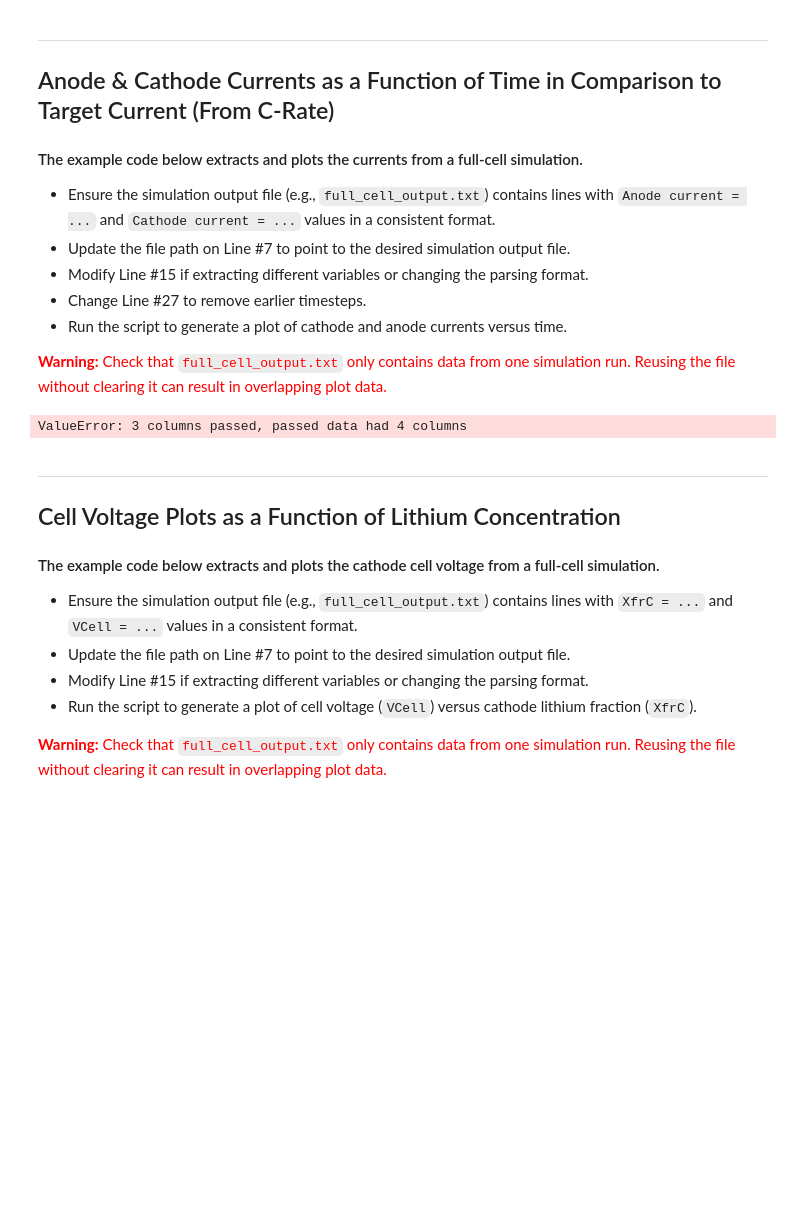
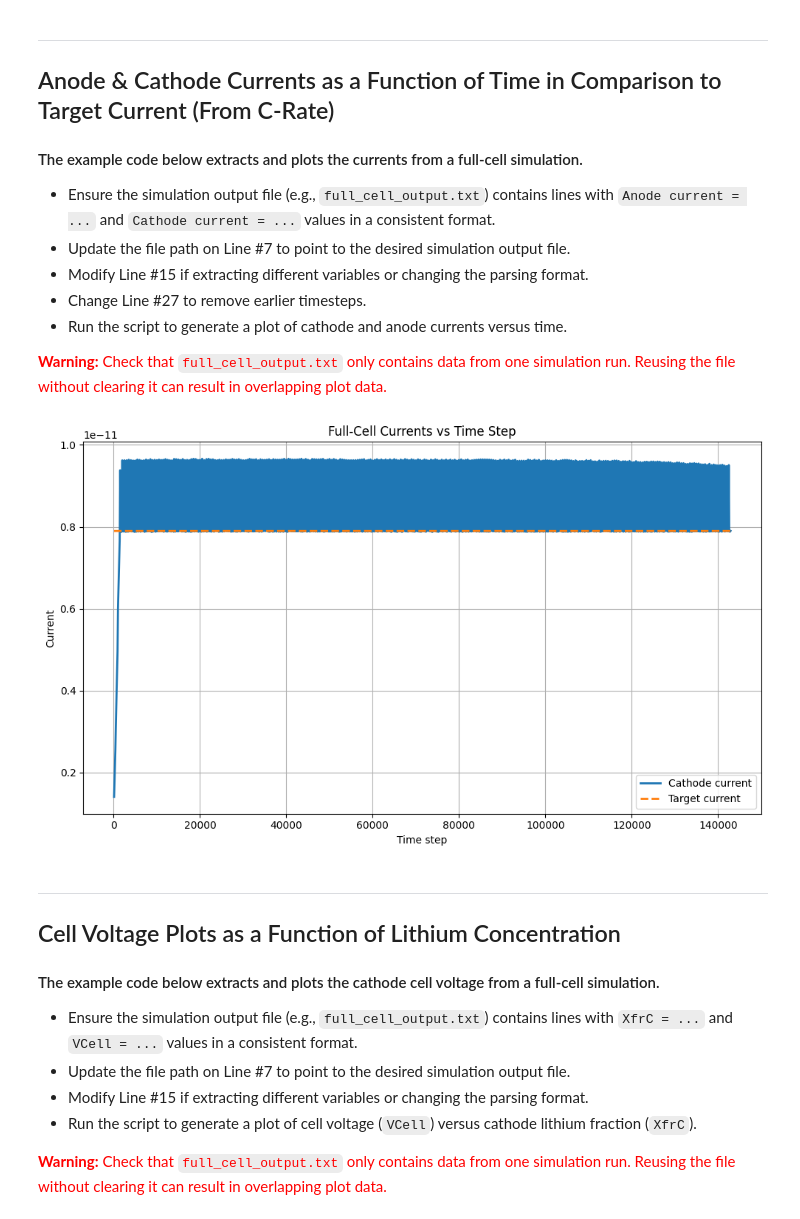
Before and after one commit to HCY-Group/BESFEM, a Jupyter notebook: plotting/current_plots.ipynb, the cells around one changed output. Cells and saved outputs as stored; diff of their text form; code cells hidden in the pictures; blank space fills up the shorter version.

```diff
--- a/plotting/current_plots.ipynb
+++ b/plotting/current_plots.ipynb
@@ -18,7 +18,7 @@ import matplotlib.pyplot as plt
 
 # --- Step 1: Load text file ---
 # Replace with your actual file name
-file_path = "../bin/half_cell_output_58k.txt"
+file_path = "../bin/half_cell_output.txt"
 
 with open(file_path, 'r') as f:
     lines = f.readlines()
@@ -38,34 +38,36 @@ for line in lines:
         cathode = float(match.group(2))
         target = float(match.group(3))
         # data.append((timestep, anode, cathode, target))
         data.append((timestep, cathode, target))
 
 
 # start_timestep = 0  # change this to a different timestep if needed
 
 # --- Step 3: Convert to DataFrame ---
 # df = pd.DataFrame(data, columns=["Timestep", "Anode", "Cathode", "Target"])
 df = pd.DataFrame(data, columns=["Timestep", "Cathode", "Target"])
 
 # df = df[df["Timestep"] >= start_timestep]
 
 df = df[df["Timestep"] != 0] # Remove timestep 0
+# Remove all salt conservation timesteps (500, 1000, 1500, ...)
+# df = df[df["Timestep"] % 500 != 0]
 
 # --- Step 4: Plot ---
 plt.figure(figsize=(10,6))
 # plt.plot(df["Timestep"], df["Anode"], label="Anode current", linewidth=2)
 plt.plot(df["Timestep"], df["Cathode"], label="Cathode current", linewidth=2)
 plt.plot(df["Timestep"], df["Target"], '--', label="Target current", linewidth=2)
 
 plt.xlabel("Time step")
 plt.ylabel("Current")
 plt.title("Full-Cell Currents vs Time Step")
 plt.legend()
 plt.grid(True)
 plt.tight_layout()
 plt.show()
 # %% [output]
-ValueError: 3 columns passed, passed data had 4 columns
+[figure, added]
 # %% [markdown]
 --------------------------
 
```
Also changed, not shown: parts of 1 cell of this notebook, 10 other files.
